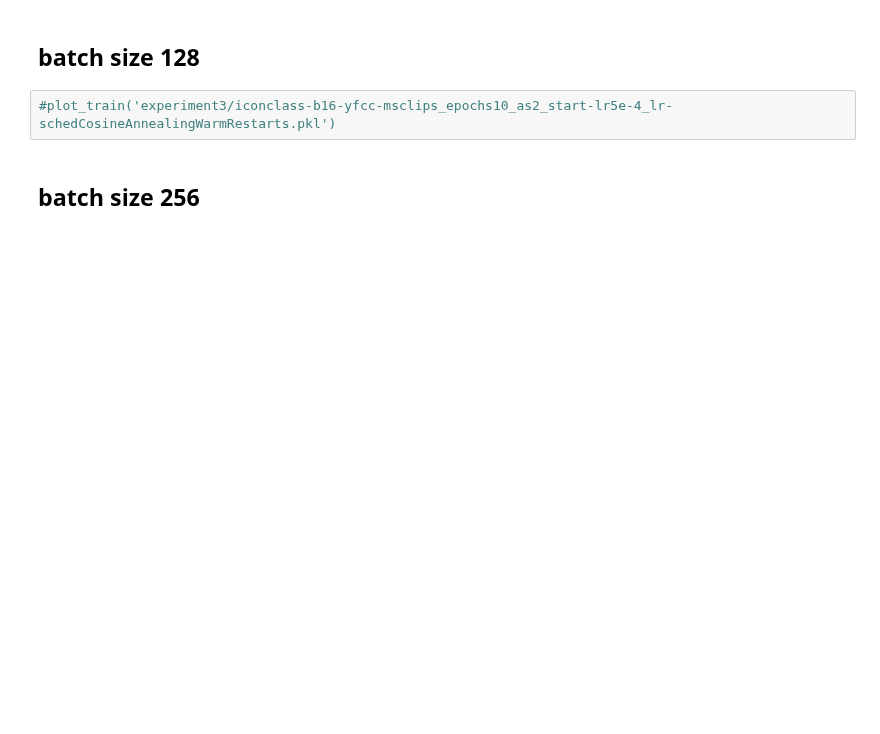
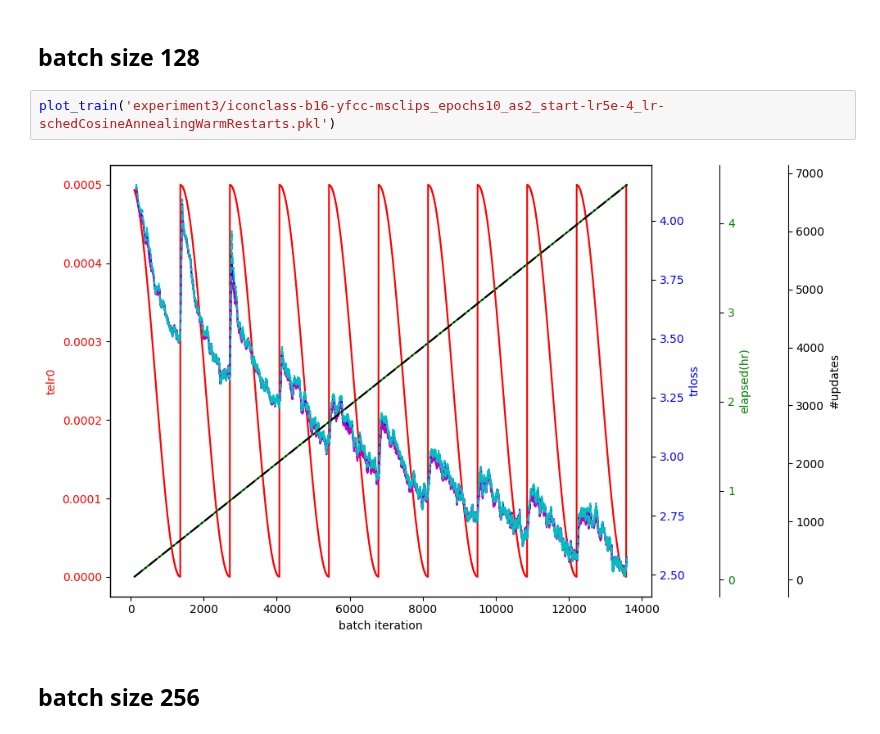
Before and after one commit to qurator-spk/sbb_images, a Jupyter notebook: notebooks/MSCLIP-training-experiment3.ipynb, the cells around one changed output. Cells and saved outputs as stored; diff of their text form; blank space fills up the shorter version.

Commit message:
MSCLIP training

```diff
--- a/notebooks/MSCLIP-training-experiment3.ipynb
+++ b/notebooks/MSCLIP-training-experiment3.ipynb
@@ -75,7 +77,9 @@ plot_train('experiment3/iconclass-b16-yfcc-msclips_epochs10_as1_start-lr5e-4_lr-
 # %% [markdown]
 ## batch size 128
 # %%
-#plot_train('experiment3/iconclass-b16-yfcc-msclips_epochs10_as2_start-lr5e-4_lr-schedCosineAnnealingWarmRestarts.pkl')
+plot_train('experiment3/iconclass-b16-yfcc-msclips_epochs10_as2_start-lr5e-4_lr-schedCosineAnnealingWarmRestarts.pkl')
+# %% [output]
+[figure, added]
 # %% [markdown]
 ## batch size 256
 # %%
```
Also changed, not shown: parts of 8 cells of this notebook, 5 other files.
